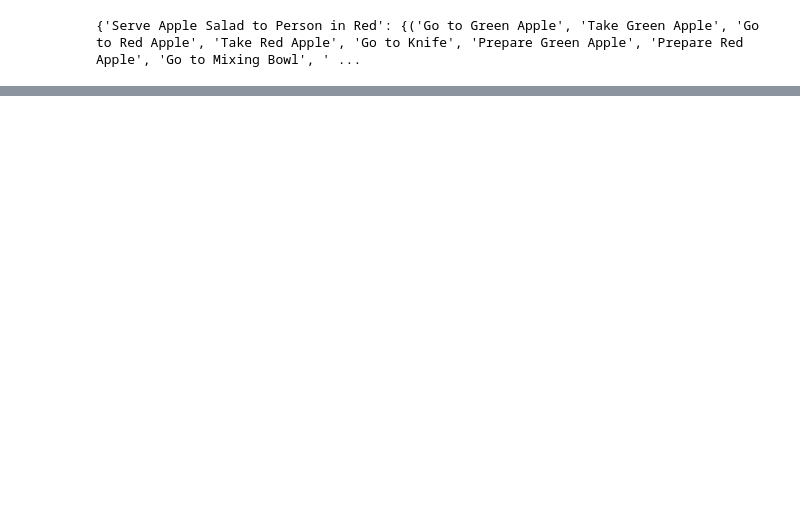
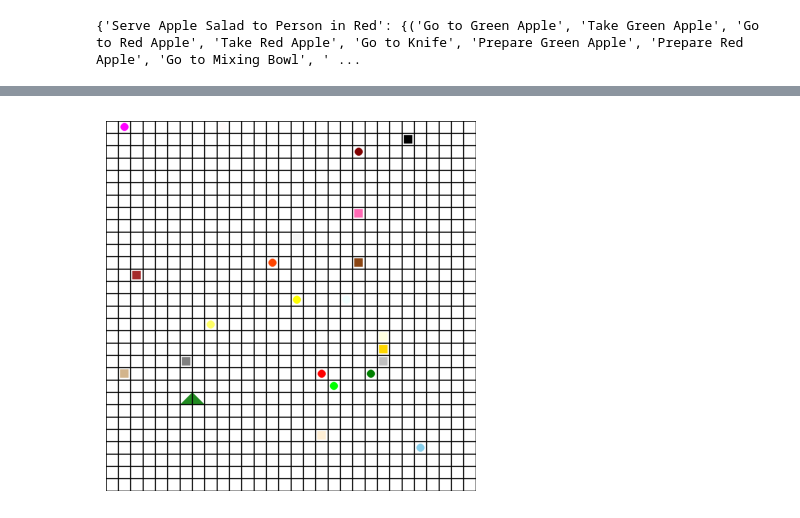
Before and after one commit to ruiqiy4-1663775/robot-learning, a Jupyter notebook: proj_env.ipynb, the cells around one changed output, grey strips where cells are left out. Cells and saved outputs as stored; diff of their text form; code cells hidden in the pictures; blank space fills up the shorter version.

```diff
--- a/proj_env.ipynb
+++ b/proj_env.ipynb
@@ -490,5 +577,14 @@ for i in range(len(theM)):
 # %%
 a,b = env._get_info()
+# %%
+image_array = env._render_frame()
+
+# Display the image array
+plt.imshow(image_array)
+plt.axis('off')  # Hide the axis
+plt.show()
+# %% [output]
+[figure, added]
 # %%
 print(a)
 print(b)
```
Also changed, not shown: parts of 5 cells of this notebook.
